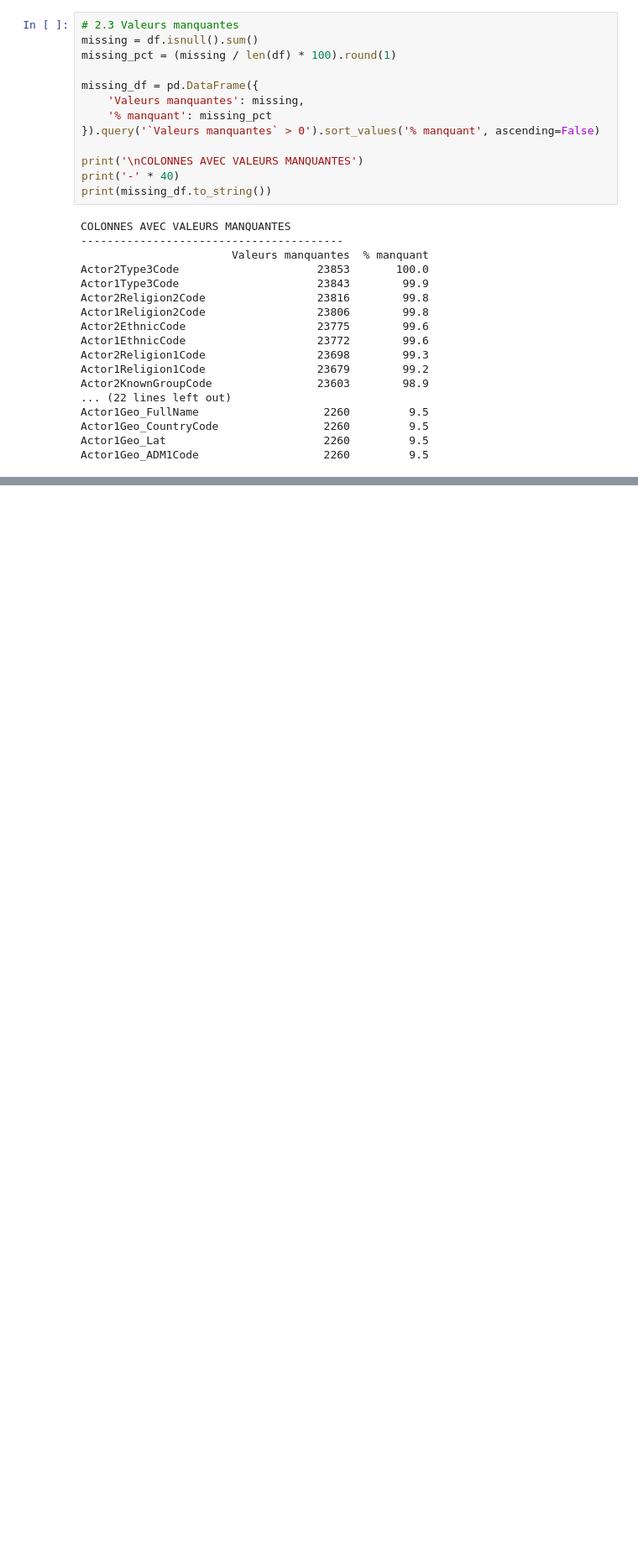
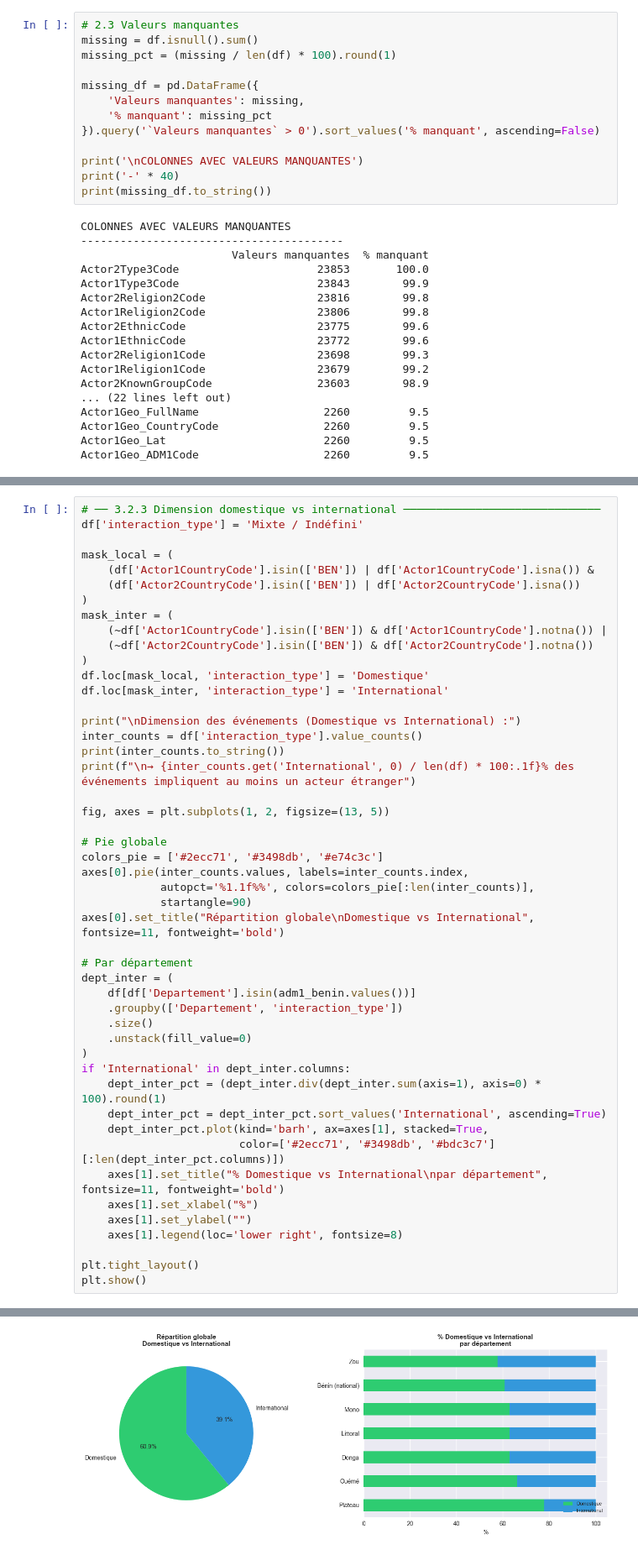
Before and after one commit to Equipe-003/Hackathon_iSHEEROXDatacamp, a Jupyter notebook: notebooks/data_exploration.ipynb, the cells around one changed output, grey strips where cells are left out. Shown at 84% size. Drawn from its saved outputs; the diff is of its cells as text; blank space fills up the shorter version.

```diff
--- a/notebooks/data_exploration.ipynb
+++ b/notebooks/data_exploration.ipynb
@@ -790,0 +393,49 @@ Name: count, dtype: int64
+# %%
+# ── 3.2.3 Dimension domestique vs international ──────────────────────────────
+df['interaction_type'] = 'Mixte / Indéfini'
+
+mask_local = (
+    (df['Actor1CountryCode'].isin(['BEN']) | df['Actor1CountryCode'].isna()) &
+    (df['Actor2CountryCode'].isin(['BEN']) | df['Actor2CountryCode'].isna())
+)
+mask_inter = (
+    (~df['Actor1CountryCode'].isin(['BEN']) & df['Actor1CountryCode'].notna()) |
+    (~df['Actor2CountryCode'].isin(['BEN']) & df['Actor2CountryCode'].notna())
+)
+df.loc[mask_local, 'interaction_type'] = 'Domestique'
+df.loc[mask_inter, 'interaction_type'] = 'International'
+
+print("\nDimension des événements (Domestique vs International) :")
+inter_counts = df['interaction_type'].value_counts()
+print(inter_counts.to_string())
+print(f"\n→ {inter_counts.get('International', 0) / len(df) * 100:.1f}% des événements impliquent au moins un acteur étranger")
+
+fig, axes = plt.subplots(1, 2, figsize=(13, 5))
+
+# Pie globale
+colors_pie = ['#2ecc71', '#3498db', '#e74c3c']
+axes[0].pie(inter_counts.values, labels=inter_counts.index,
+            autopct='%1.1f%%', colors=colors_pie[:len(inter_counts)],
+            startangle=90)
+axes[0].set_title("Répartition globale\nDomestique vs International", fontsize=11, fontweight='bold')
+
+# Par département
+dept_inter = (
+    df[df['Departement'].isin(adm1_benin.values())]
+    .groupby(['Departement', 'interaction_type'])
+    .size()
+    .unstack(fill_value=0)
+)
+if 'International' in dept_inter.columns:
+    dept_inter_pct = (dept_inter.div(dept_inter.sum(axis=1), axis=0) * 100).round(1)
+    dept_inter_pct = dept_inter_pct.sort_values('International', ascending=True)
+    dept_inter_pct.plot(kind='barh', ax=axes[1], stacked=True,
+                        color=['#2ecc71', '#3498db', '#bdc3c7'][:len(dept_inter_pct.columns)])
+    axes[1].set_title("% Domestique vs International\npar département", fontsize=11, fontweight='bold')
+    axes[1].set_xlabel("%")
+    axes[1].set_ylabel("")
+    axes[1].legend(loc='lower right', fontsize=8)
+
+plt.tight_layout()
+plt.show()
+# %% [output]
@@ -790,0 +448 @@ Name: count, dtype: int64
+[figure, added]
```
Also changed, not shown: parts of 37 cells of this notebook.
